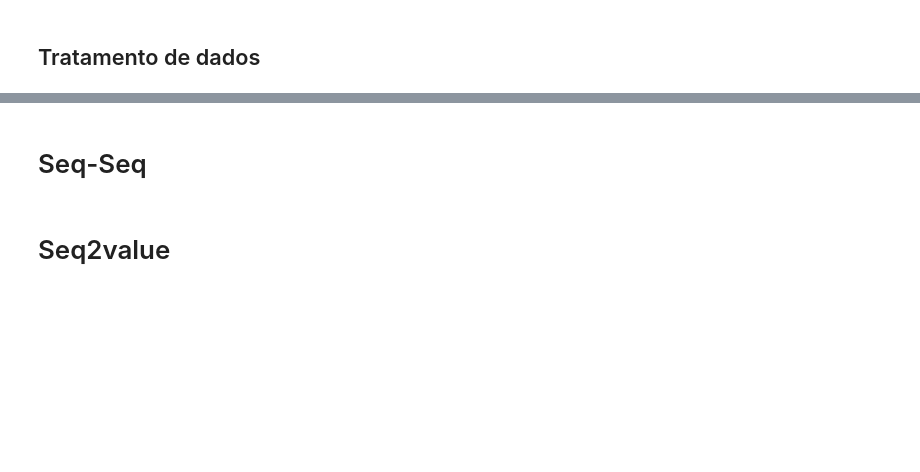
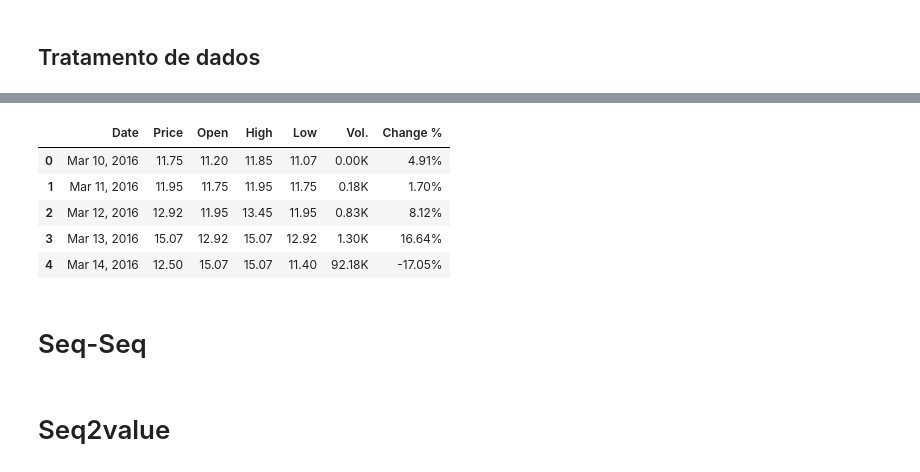
Before and after one commit to BecomeAllan/RNN, a Jupyter notebook: Lab.ipynb, the cells around one changed output, grey strips where cells are left out. Drawn from its saved outputs; the diff is of its cells as text; code cells hidden in the pictures; blank space fills up the shorter version.

```diff
--- a/Lab.ipynb
+++ b/Lab.ipynb
@@ -205,11 +461,10 @@ To: /content/Ethereum Historical Data.csv
 # %%
+#@title Dados
 # Data1
-df1 = pd.read_csv("portuguese-poems.csv", encoding='UTF-8')
+poem_data = pd.read_csv("portuguese-poems.csv", encoding='UTF-8')
 
 # Data2
-df2 = pd.read_csv("Ethereum Historical Data.csv", encoding='UTF-8')
+cript_data = pd.read_csv("Ethereum Historical Data.csv", encoding='UTF-8')
 
-df1 = df1.dropna()
-df2 = df2.dropna()
-
-df1.head()
+poem_data = poem_data.dropna()
+cript_data = cript_data.dropna()
@@ -223,3 +481,14 @@ df1.head()
+# %%
+#@title Dados(cript_data): Ethereum Historical Data.csv
+
+cript_data.head()
+# %% [output]
+|  | Date | Price | Open | High | Low | Vol. | Change % |
+| 0 | Mar 10, 2016 | 11.75 | 11.20 | 11.85 | 11.07 | 0.00K | 4.91% |
+| 1 | Mar 11, 2016 | 11.95 | 11.75 | 11.95 | 11.75 | 0.18K | 1.70% |
+| 2 | Mar 12, 2016 | 12.92 | 11.95 | 13.45 | 11.95 | 0.83K | 8.12% |
+| 3 | Mar 13, 2016 | 15.07 | 12.92 | 15.07 | 12.92 | 1.30K | 16.64% |
+| 4 | Mar 14, 2016 | 12.50 | 15.07 | 15.07 | 11.40 | 92.18K | -17.05% |
 # %%
 data = pd.DataFrame()
 
```
Also changed, not shown: parts of 22 cells of this notebook.
